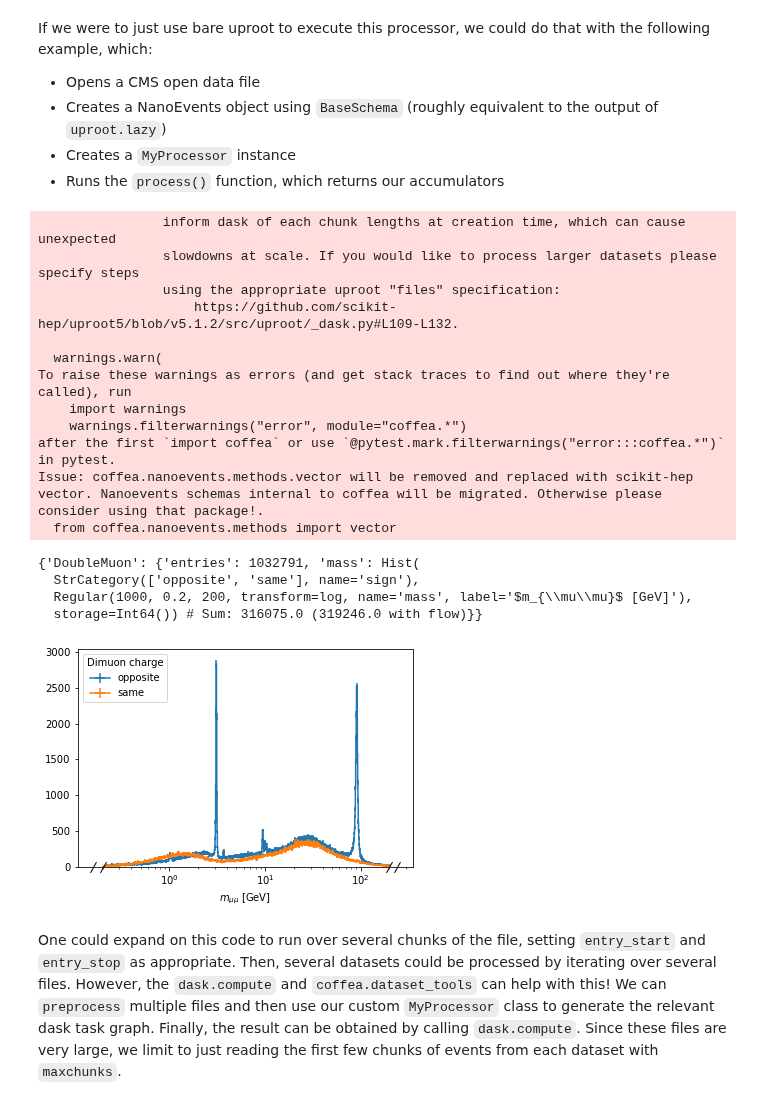
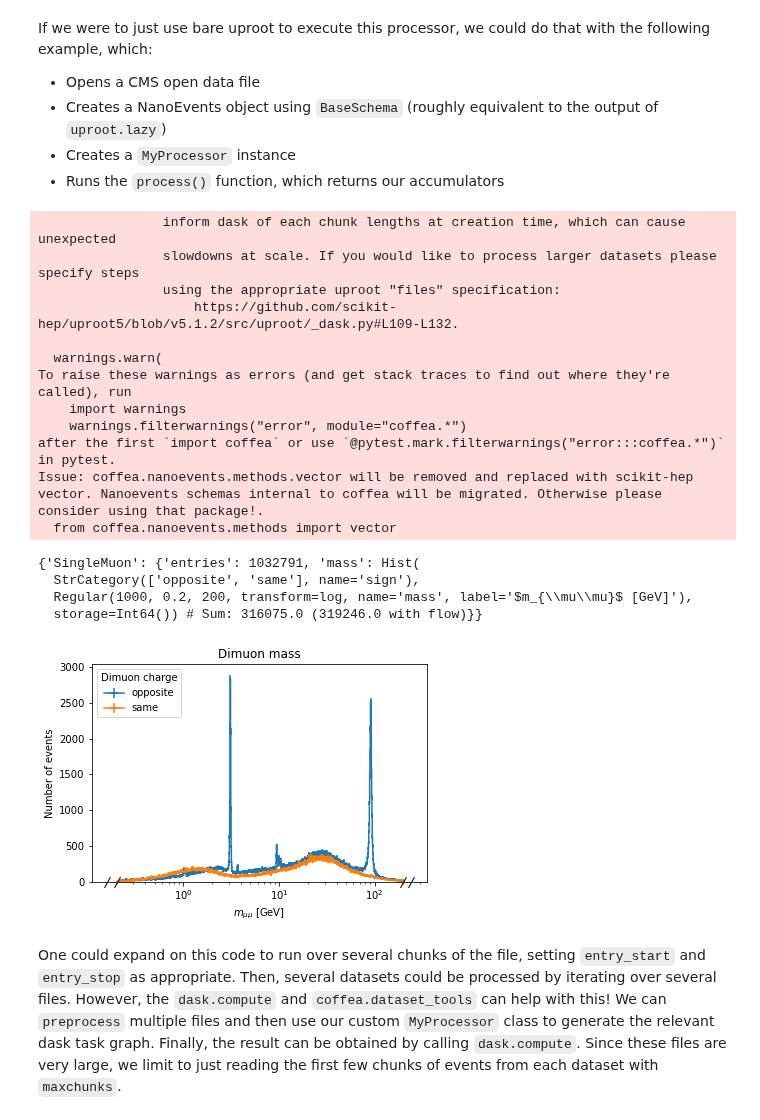
Before and after one commit to ku-cms/LeptonStudies, a Jupyter notebook: notebooks/processor_example.ipynb, the cells around one changed output. Drawn from its saved outputs; the diff is of its cells as text; code cells hidden in the pictures.

```diff
--- a/notebooks/processor_example.ipynb
+++ b/notebooks/processor_example.ipynb
@@ -113,7 +114,7 @@ filename = "/eos/user/c/caleb/CMS/datasets/2023_Data/Muon0_Run2023C-22Sep2023_v1
 events = NanoEventsFactory.from_root(
     {filename: "Events"},
     steps_per_file=1,
-    metadata={"dataset": "DoubleMuon"},
+    metadata={"dataset": "SingleMuon"},
     schemaclass=BaseSchema,
 ).events()
 p = MyProcessor()
@@ -133,29 +134,34 @@ To raise these warnings as errors (and get stack traces to find out where they'r
 after the first `import coffea` or use `@pytest.mark.filterwarnings("error:::coffea.*")` in pytest.
 Issue: coffea.nanoevents.methods.vector will be removed and replaced with scikit-hep vector. Nanoevents schemas internal to coffea will be migrated. Otherwise please consider using that package!.
   from coffea.nanoevents.methods import vector
-{'DoubleMuon': {'entries': 1032791, 'mass': Hist(
+{'SingleMuon': {'entries': 1032791, 'mass': Hist(
   StrCategory(['opposite', 'same'], name='sign'),
   Regular(1000, 0.2, 200, transform=log, name='mass', label='$m_{\\mu\\mu}$ [GeV]'),
   storage=Int64()) # Sum: 316075.0 (319246.0 with flow)}}
 # %%
 import matplotlib.pyplot as plt
 
 # create directory for plots
 plot_dir  = "plots"
 makeDir(plot_dir)
 
+# create plot
 fig, ax = plt.subplots()
-computed["DoubleMuon"]["mass"].plot1d(ax=ax)
+computed["SingleMuon"]["mass"].plot1d(ax=ax)
+ax.set_title("Dimuon mass")
+ax.set_ylabel("Number of events")
+# ax.set_yscale("log")
 ax.set_xscale("log")
 ax.legend(title="Dimuon charge")
 
-plot_name = "dimuon_mass"
+# save plot to png and pdf files
+plot_name = "dimuon_mass_one_file"
 output_png = "plots/{0}.png".format(plot_name)
 output_pdf = "plots/{0}.pdf".format(plot_name)
 plt.savefig(output_png, bbox_inches='tight')
 plt.savefig(output_pdf, bbox_inches='tight')
 # %% [output]
-[figure, old version]
+[figure, new version]
 # %% [markdown]
 One could expand on this code to run over several chunks of the file, setting `entry_start` and `entry_stop` as appropriate. Then, several datasets could be processed by iterating over several files. However, the `dask.compute` and `coffea.dataset_tools` can help with this! We can `preprocess` multiple files and then use our custom `MyProcessor` class to generate the relevant dask task graph. Finally, the result can be obtained by calling `dask.compute`. Since these files are very large, we limit to just reading the first few chunks of events from each dataset with `maxchunks`.
 # %%
```
Also changed, not shown: parts of 8 cells of this notebook, 1 other file.
